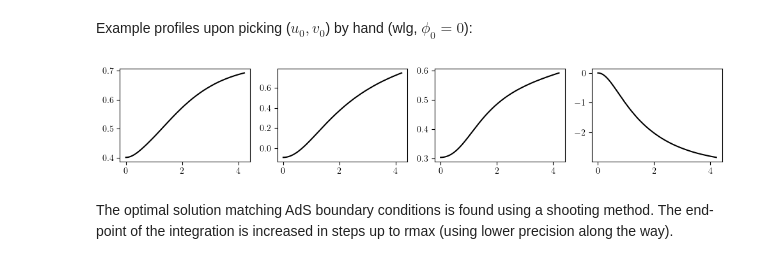
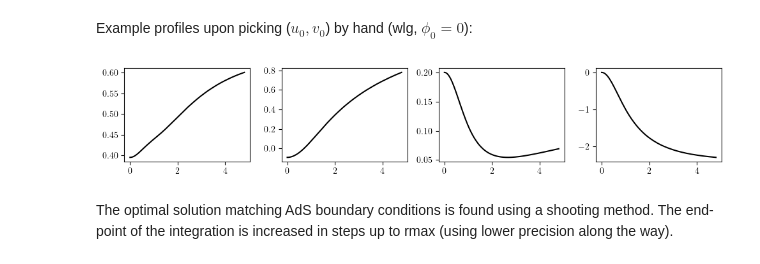
Before and after one commit to gloges/typeII-wormholes, a Jupyter notebook: wormholes.ipynb, the cells around one changed output. Saved outputs shown, nothing was run; the diff lists cells and outputs as text; code cells hidden in the pictures.

```diff
--- a/wormholes.ipynb
+++ b/wormholes.ipynb
@@ -275,20 +275,20 @@ Example profiles upon picking ($u_0,v_0$) by hand (wlg, $\phi_0=0$):
 # %%
 q0, rmax = 1, 5
 u0, v0 = -0.09, 0.2
-soln = wh.solve_T11(q0, rmax, u0, φ0, 0)
+soln = wh.solve_T11(q0, rmax, u0, v0, 0)
 r, f, u, ud, v, vd, φ, φd, h, f3sqr = soln
 
 fig, axes = plt.subplots(1, 4, figsize=(10,2))
 
 axes[0].plot(r, f, 'k')
 axes[1].plot(r, u, 'k')
 axes[2].plot(r, v, 'k')
 axes[3].plot(r, φ, 'k')
 
 plt.tight_layout()
 plt.show()
 # %% [output]
-[figure, old version]
+[figure, new version]
 # %% [markdown]
 The optimal solution matching AdS boundary conditions is found using a shooting method. The end-point of the integration is increased in steps up to rmax (using lower precision along the way).
 # %%
```
Also changed, not shown: parts of 6 cells of this notebook, 2 other files.
